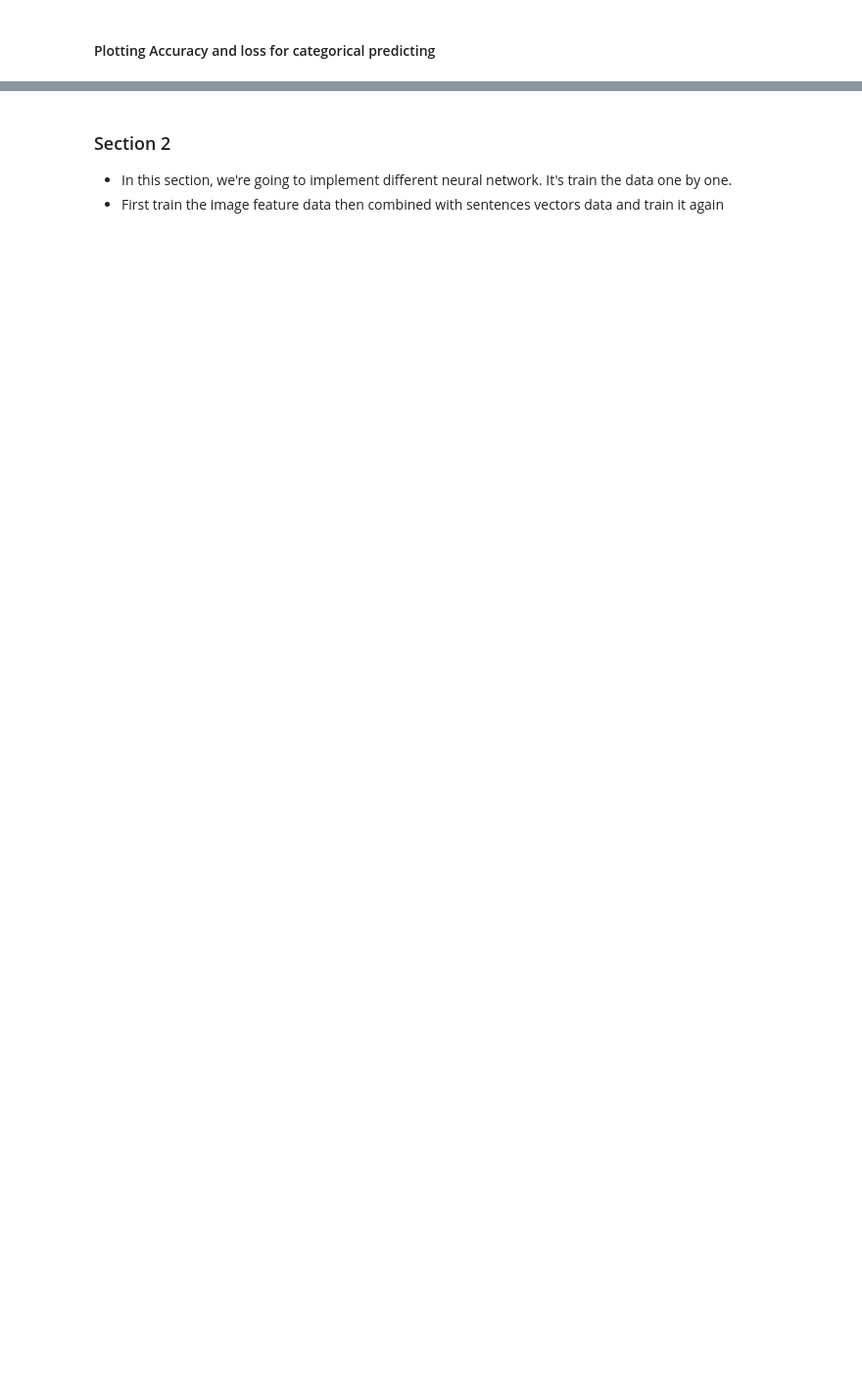
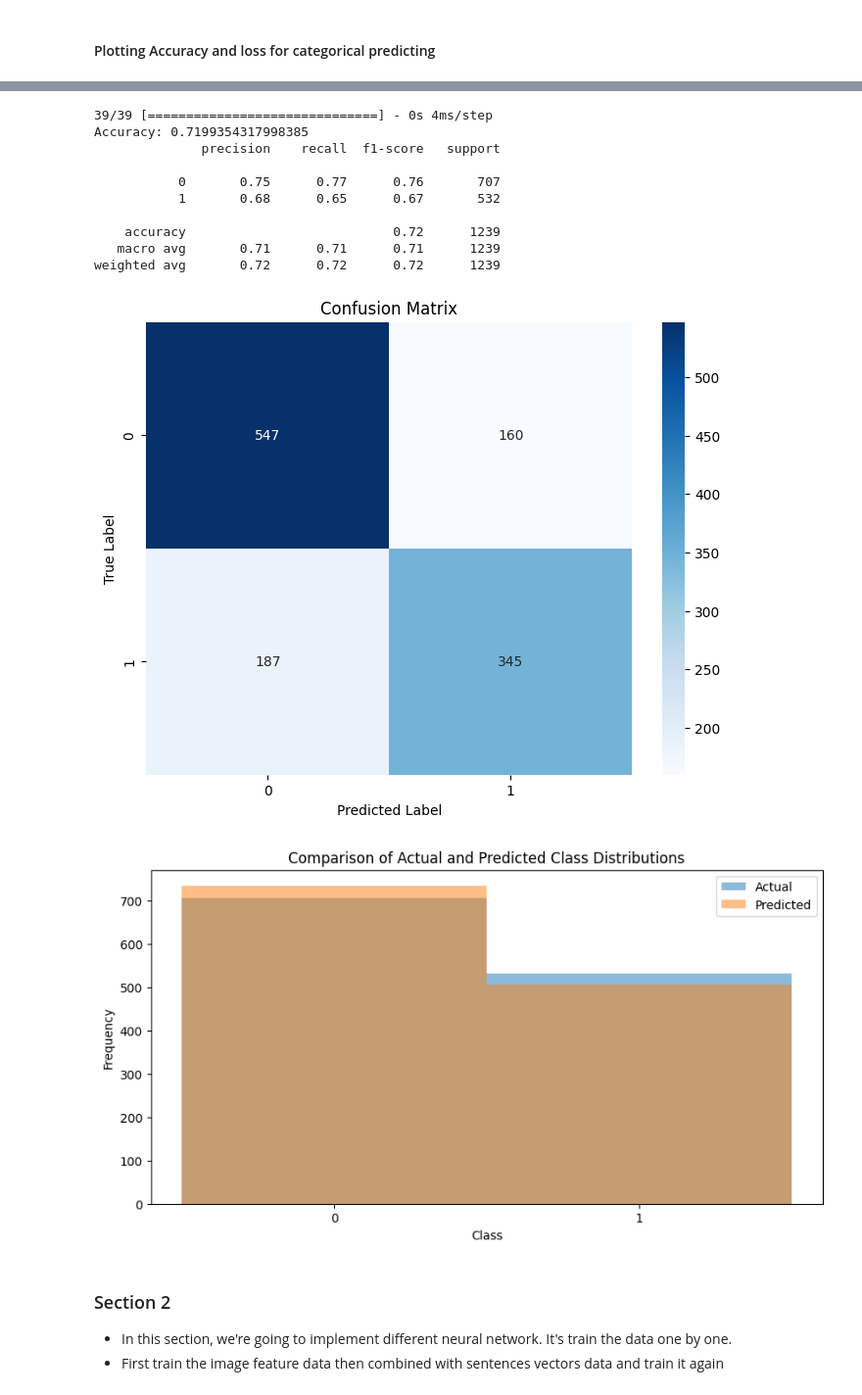
Before and after one commit to mErenSekkeli/Image-Captioning-with-RL, a Jupyter notebook: RLHF_runner.ipynb, the cells around one changed output, grey strips where cells are left out. Shown at 98% size. Drawn from its saved outputs; the diff is of its cells as text; code cells hidden in the pictures; blank space fills up the shorter version.

```diff
--- a/RLHF_runner.ipynb
+++ b/RLHF_runner.ipynb
@@ -705,3 +852,52 @@ weighted avg       0.63      0.63      0.63      1239
+# %%
+import numpy as np
+import matplotlib.pyplot as plt
+from sklearn.metrics import accuracy_score, confusion_matrix, classification_report
+import seaborn as sns
+
+# Predict probabilities for the positive class
+y_pred_probs = model.predict(X_test)
+
+# Convert probabilities to class labels using a threshold (e.g., 0.5)
+y_pred_labels = (y_pred_probs > 0.5).astype(int)
+
+# y_test_binary should be the binary labels for your test set
+y_test_binary = (y_test == 1).astype(int)
+
+accuracy = accuracy_score(y_test_binary, y_pred_labels)
+print("Accuracy:", accuracy)
+print(classification_report(y_test_binary, y_pred_labels))
+
+cm = confusion_matrix(y_test_binary, y_pred_labels)
+plt.figure(figsize=(8, 6))
+sns.heatmap(cm, annot=True, fmt='d', cmap='Blues')
+plt.title('Confusion Matrix')
+plt.xlabel('Predicted Label')
+plt.ylabel('True Label')
+plt.show()
+
+plt.figure(figsize=(10, 5))
+plt.hist(y_test_binary, bins=np.arange(-0.5, 2, 1), alpha=0.5, label='Actual')
+plt.hist(y_pred_labels, bins=np.arange(-0.5, 2, 1), alpha=0.5, label='Predicted')
+plt.xticks([0, 1])
+plt.title('Comparison of Actual and Predicted Class Distributions')
+plt.xlabel('Class')
+plt.ylabel('Frequency')
+plt.legend()
+plt.show()
+# %% [output]
+39/39 [==============================] - 0s 4ms/step
+Accuracy: 0.7199354317998385
+              precision    recall  f1-score   support
+
+           0       0.75      0.77      0.76       707
+           1       0.68      0.65      0.67       532
+
+    accuracy                           0.72      1239
+   macro avg       0.71      0.71      0.71      1239
+weighted avg       0.72      0.72      0.72      1239
+[figure, added]
+[figure, added]
 # %% [markdown]
 ### Section 2
 * In this section, we're going to implement different neural network. It's train the data one by one.
```
Also changed, not shown: parts of 46 cells of this notebook, 3 other files.
